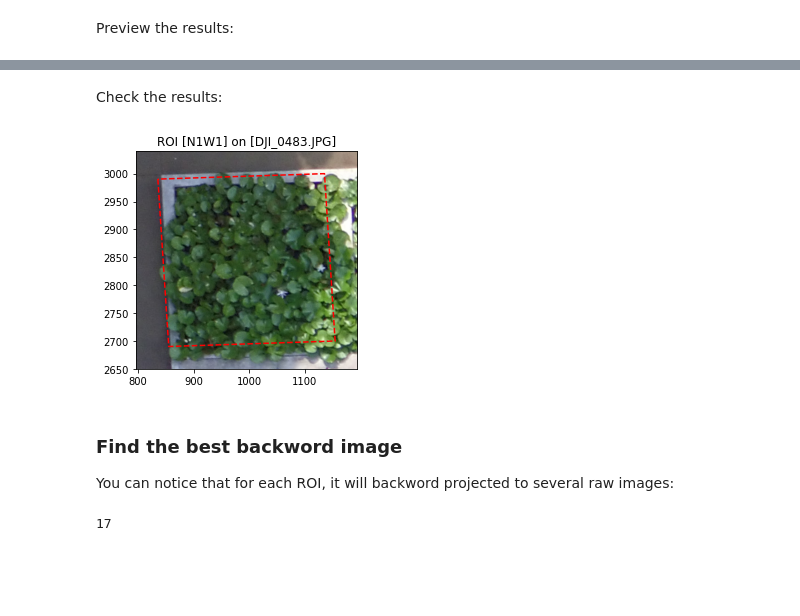
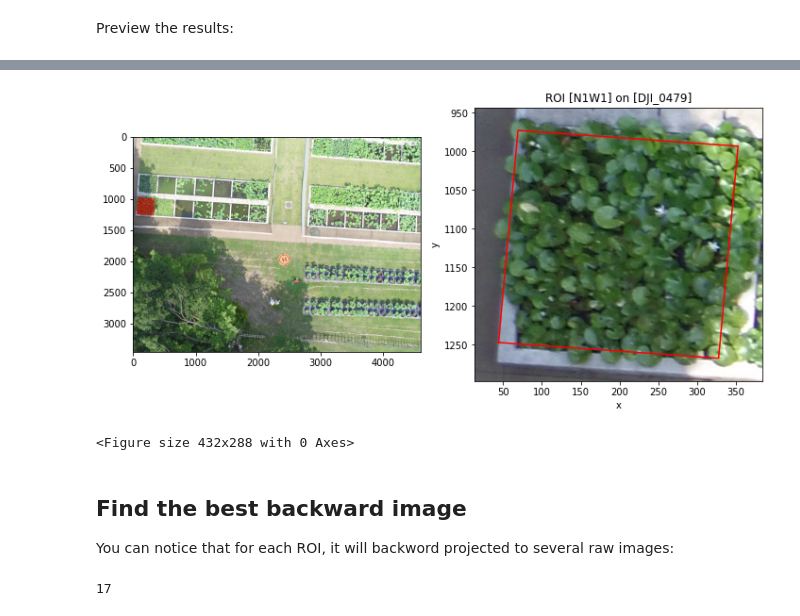
Before and after one commit to UTokyo-FieldPhenomics-Lab/EasyIDP, a Jupyter notebook: docs/jupyter/backward_projection.ipynb, the cells around one changed output, grey strips where cells are left out. Saved outputs shown, nothing was run; the diff lists cells and outputs as text; code cells hidden in the pictures; blank space fills up the shorter version.

Commit message:
Add quick visualize function for pix4d&ms

```diff
--- a/docs/jupyter/backward_projection.ipynb
+++ b/docs/jupyter/backward_projection.ipynb
@@ -135,2 +107,3 @@ ms = idp.Metashape(lotus.metashape.project, chunk_id=0)
 # %%
-img_dict = roi.back2raw(ms)
+img_dict_ms = roi.back2raw(ms)
+img_dict_p4d = roi.back2raw(p4d)
@@ -214,27 +163,10 @@ img_dict_p4d["N1W1"]
-# %% [markdown]
-Check the results:
-# %%
-fig, ax = plt.subplots(1,1)
-
-img_np = plt.imread(p4d.photos["DJI_0483.JPG"].path)
-img_coord = img_dict_p4d['N1W1']['DJI_0483.JPG']
-im_xmin, im_ymin = img_coord.min(axis=0)
-im_xmax, im_ymax = img_coord.max(axis=0)
-
-buffer=40
-
-ax.imshow(img_np)
-ax.plot(*img_coord.T, '--r')
-
-ax.set_xlim(im_xmin-buffer, im_xmax+buffer)
-ax.set_ylim(im_ymin-buffer, im_ymax+buffer)
-ax.set_title(f"ROI [N1W1] on [DJI_0483.JPG]")
-
-plt.show()
-# %% [output]
-[figure, removed]
+# %%
+ms.show_one_roi_on_img(img_dict_ms, "N1W1", "DJI_0479")
+# %% [output]
+[figure, added]
+<Figure size 432x288 with 0 Axes>
 # %% [markdown]
-### Find the best backword image
+## Find the best backward image
 
 You can notice that for each ROI, it will backword projected to several raw images:
 # %%
```
Also changed, not shown: parts of 24 cells of this notebook, 7 other files.
